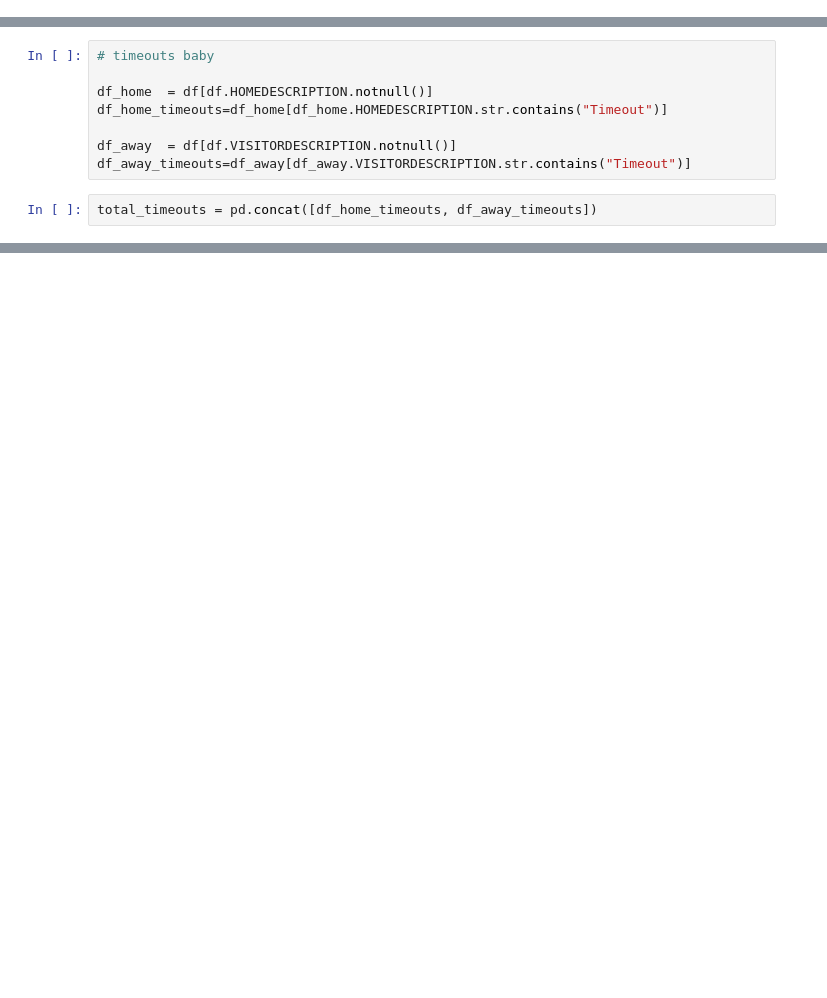
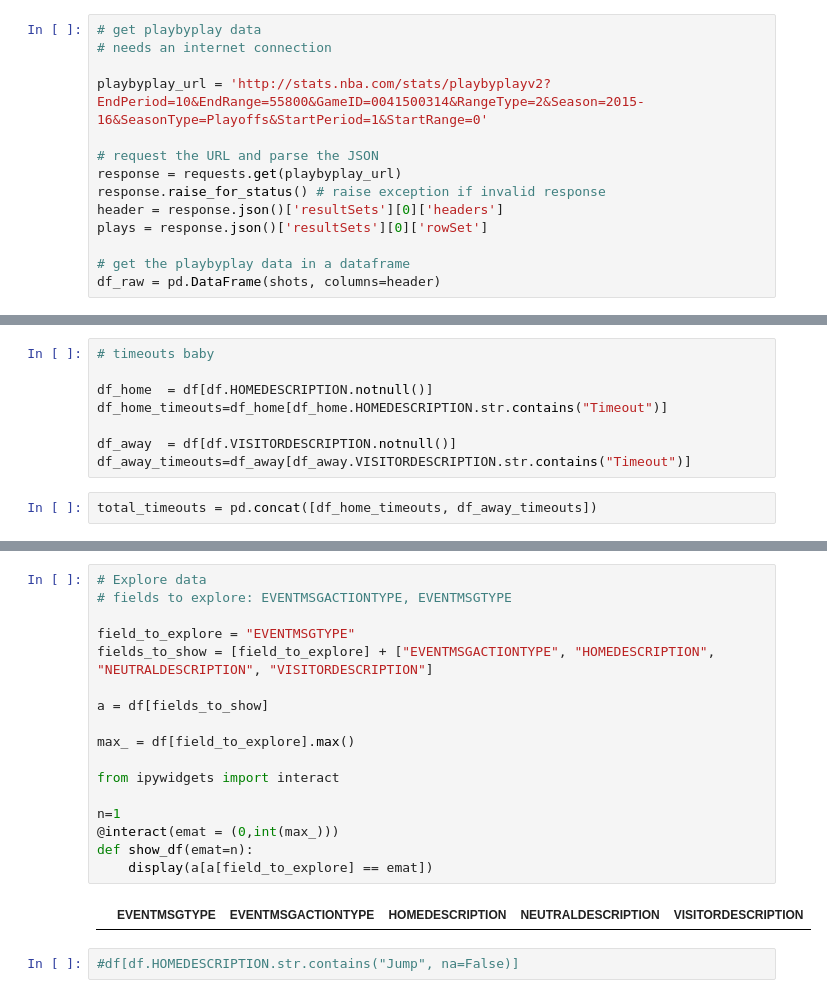
Before and after one commit to joaopcoelho/tiles, a Jupyter notebook: Scraping stats.nba.com.ipynb, the cells around one changed output, grey strips where cells are left out. Cells and saved outputs as stored; diff of their text form; blank space fills up the shorter version.

```diff
--- a/Scraping stats.nba.com.ipynb
+++ b/Scraping stats.nba.com.ipynb
@@ -5,0 +23,14 @@ import pandas as pd
+# %%
+# get playbyplay data
+# needs an internet connection
+
+playbyplay_url = 'http://stats.nba.com/stats/playbyplayv2?EndPeriod=10&EndRange=55800&GameID=0041500314&RangeType=2&Season=2015-16&SeasonType=Playoffs&StartPeriod=1&StartRange=0'
+
+# request the URL and parse the JSON
+response = requests.get(playbyplay_url)
+response.raise_for_status() # raise exception if invalid response
+header = response.json()['resultSets'][0]['headers']
+plays = response.json()['resultSets'][0]['rowSet']
+
+# get the playbyplay data in a dataframe
+df_raw = pd.DataFrame(shots, columns=header)
@@ -83,0 +234,21 @@ total_timeouts.sort_values(by="EVENTNUM")[["HOMEDESCRIPTION", "VISITORDESCRIPTIO
+# %%
+# Explore data
+# fields to explore: EVENTMSGACTIONTYPE, EVENTMSGTYPE
+
+field_to_explore = "EVENTMSGTYPE"
+fields_to_show = [field_to_explore] + ["EVENTMSGACTIONTYPE", "HOMEDESCRIPTION", "NEUTRALDESCRIPTION", "VISITORDESCRIPTION"]
+
+a = df[fields_to_show]
+
+max_ = df[field_to_explore].max()
+
+from ipywidgets import interact
+
+n=1
+@interact(emat = (0,int(max_)))
+def show_df(emat=n):
+    display(a[a[field_to_explore] == emat])
+# %% [output]
+|  | EVENTMSGTYPE | EVENTMSGACTIONTYPE | HOMEDESCRIPTION | NEUTRALDESCRIPTION | VISITORDESCRIPTION |
+# %%
+#df[df.HOMEDESCRIPTION.str.contains("Jump", na=False)]
```
Also changed, not shown: parts of 25 cells of this notebook.
